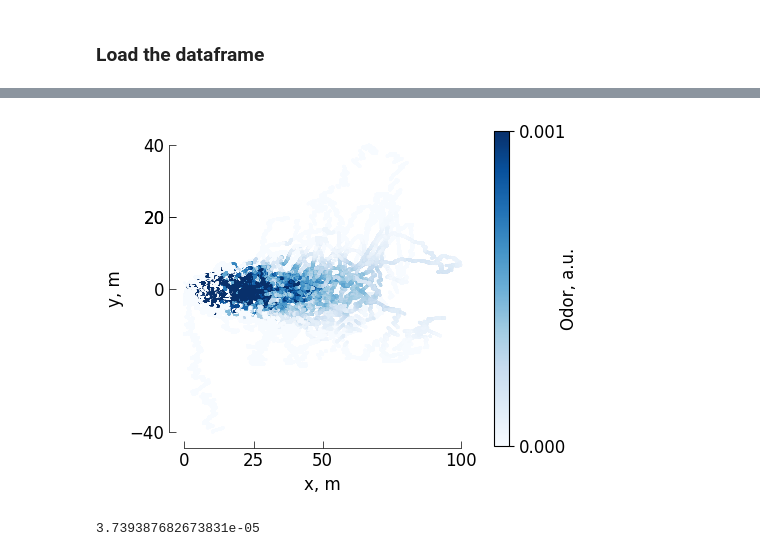
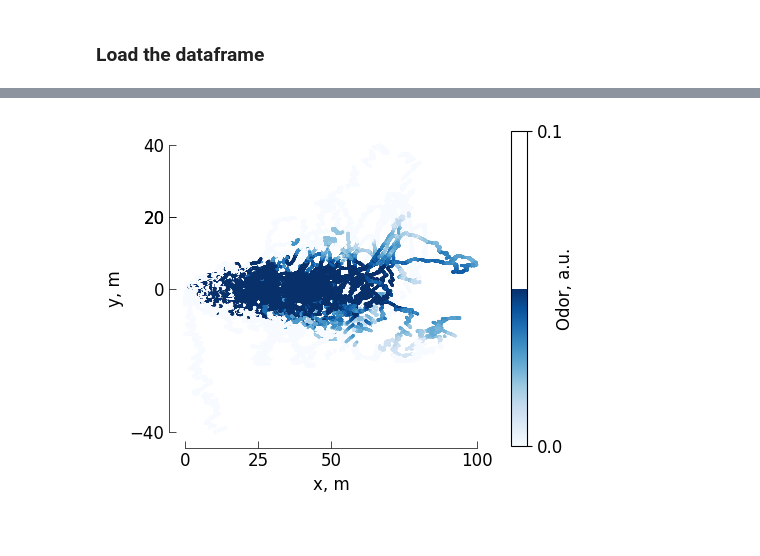
Before and after one commit to arunavanag591/COSMOS, a Jupyter notebook: puff_data_sim.ipynb, the cells around one changed output, grey strips where cells are left out. Saved outputs shown, nothing was run; the diff lists cells and outputs as text; code cells hidden in the pictures.

```diff
--- a/puff_data_sim.ipynb
+++ b/puff_data_sim.ipynb
@@ -120,10 +119,31 @@ def get_index(data,th):
         if (data[i]>=th):
             idx.append(i)
 
+
     index = []
     for k, g in groupby(enumerate(idx),lambda ix : ix[0] - ix[1]):
         index.append((list((map(itemgetter(1), g)))))
     return index
 
+
+
+def sqrt_min_max_scale(data):
+    data_sqrt = np.sqrt(data)
+    min_val = np.min(data_sqrt)
+    max_val = np.max(data_sqrt)
+    return (((data_sqrt - min_val) / (max_val - min_val)) * 10)
+
+def power_min_max_scale(data, exponent=0.5):
+    data_power = np.power(data, exponent)
+    min_val = np.min(data_power)
+    max_val = np.max(data_power)
+    return (((data_power - min_val) / (max_val - min_val)) * 10)
+
+
+
 dfres = pd.read_hdf('/home/gorilla/An/data/Oct29Plumes/train_raw/diag.h5')
-dfres['scaled_odor'] = scale_data(dfres['odor'])
+dfres['odor'] = sqrt_min_max_scale(dfres['odor'])
+
+# (dfres['odor'] > 0.0001).sum()
+# dfres['scaled_odor'] = sqrt_min_max_scale(dfres.odor)*5.8
+# (dfres['scaled_odor'] > 4.5).sum()
@@ -129,0 +154,17 @@ dfres['scaled_odor'] = scale_data(dfres['odor'])
+# %%
+f, ax = plt.subplots(1, 1, figsize=(6, 3))
+
+ax.plot(dfres.time, dfres.odor)
+mpl_functions.adjust_spines(ax, ['left', 'bottom'],
+                            spine_locations={'left': 1,'bottom':1},
+                            smart_bounds=True,
+                            xticks=[0, 200],
+                            yticks=[0,10],
+                            linewidth=0.5)
+ax.set_xlabel('time, s')
+ax.set_ylabel('odor, a.u.')
+ax.set_title('Odor$_{pps}$')
+
+
+mpl_functions.set_fontsize(f, 14)
+f.tight_layout()
@@ -130,24 +173,19 @@ dfres['scaled_odor'] = scale_data(dfres['odor'])
 # %%
 f,ax=plt.subplots(1,1,figsize=(5,4))
-cax1=ax.scatter(dfres['distance_along_streakline'], dfres['nearest_from_streakline'], c=dfres['scaled_odor'],
-                s=1, cmap='Blues', vmin=0, vmax=0.001)
+cax1=ax.scatter(dfres['distance_along_streakline'], dfres['nearest_from_streakline'], c=dfres['odor'], s=1, cmap='Blues', vmin=0, vmax=0.05)
 mpl_functions.adjust_spines(ax,['left','bottom'],
                             spine_locations={'left': 1},
                             smart_bounds=True,
                             xticks=[0,25,50,100],
                             yticks=[-40,20,0,20,40],
                             linewidth=0.5)
 ax.set_xlabel('x, m')
 ax.set_ylabel('y, m')
 cb1=plt.colorbar(cax1)
 cb1.set_label('Odor, a.u.',labelpad=-5)
-cb1.set_ticks([0,0.001])
+cb1.set_ticks([0,0.1])
 mpl_functions.set_fontsize(ax, 12)
 f.tight_layout()
 # %% [output]
-[figure, old version]
+[figure, new version]
-# %%
-dfres.scaled_odor.median()
-# %% [output]
-3.739387682673831e-05
 # %%
```
Also changed, not shown: parts of 25 cells of this notebook, 6 other files.
